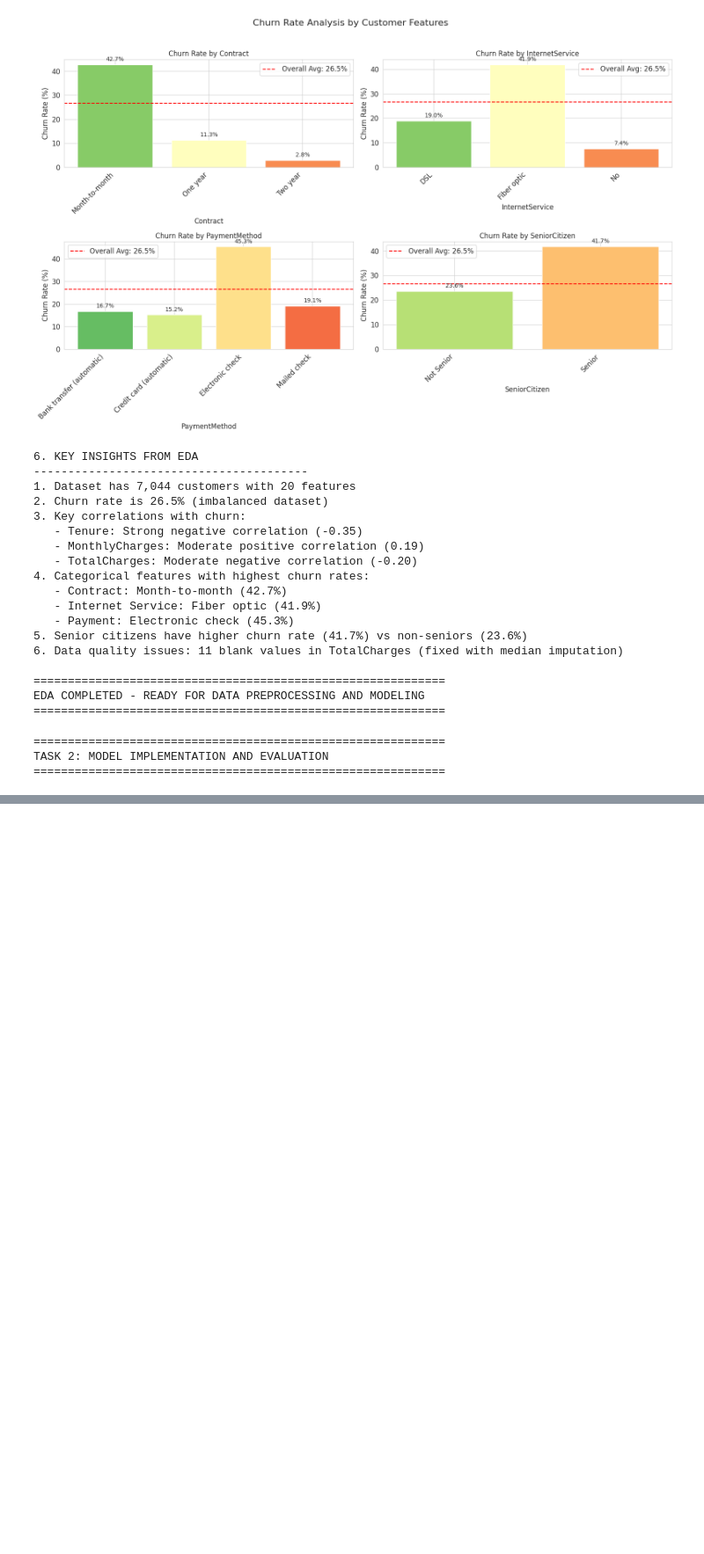
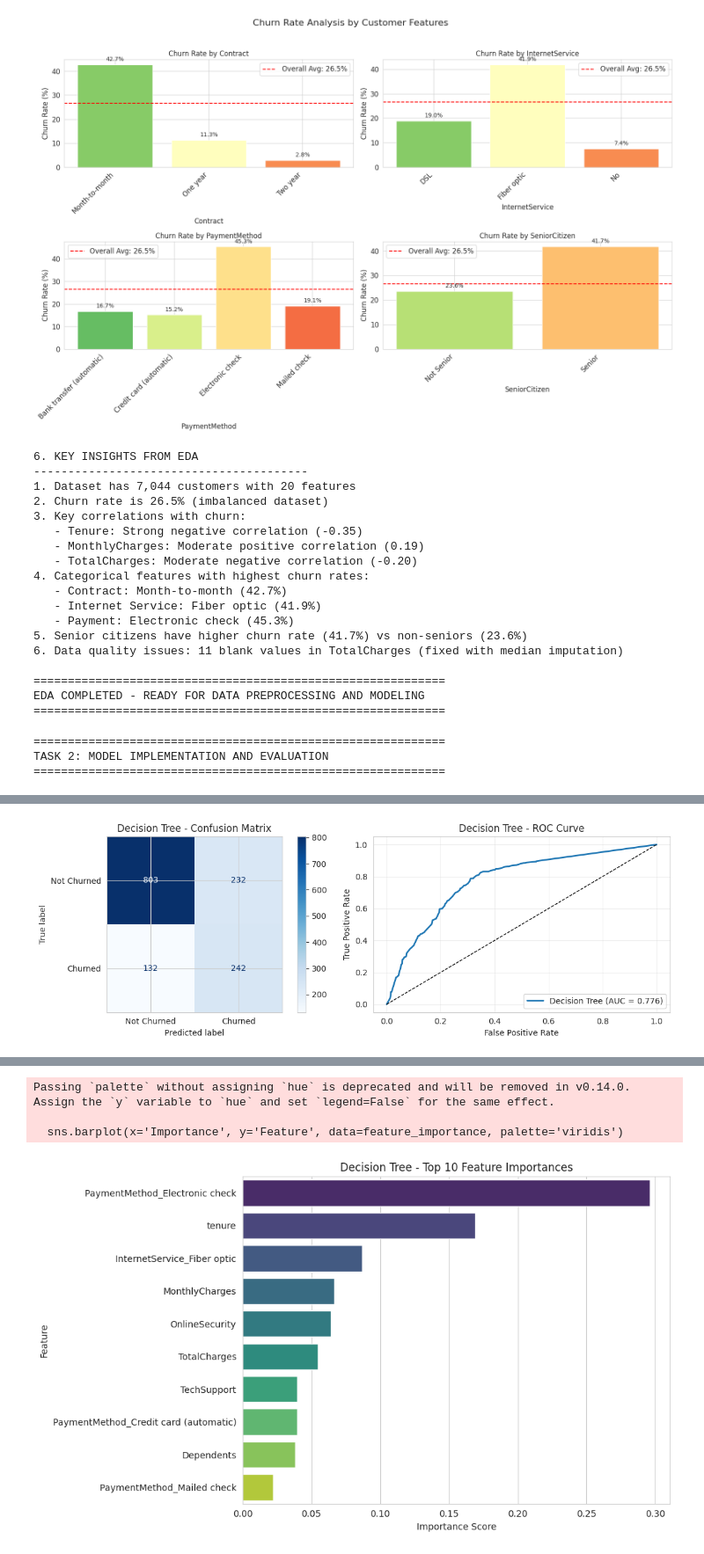
Before and after one commit to tharusha20241825-afk/MLCW, a Jupyter notebook: Tharusha.ipynb, the cells around one changed output, grey strips where cells are left out. Shown at 88% size. Drawn from its saved outputs; the diff is of its cells as text; code cells hidden in the pictures; blank space fills up the shorter version.

```diff
--- a/Tharusha.ipynb
+++ b/Tharusha.ipynb
@@ -431,0 +698,74 @@ plt.rcParams['figure.figsize'] = (10, 6)
+# %%
+# ======================
+# 7. DECISION TREE EVALUATION
+# ======================
+
+print("\n6.2 DECISION TREE EVALUATION")
+print("-" * 40)
+
+# Predictions
+dt_train_pred = best_dt.predict(X_train_bal_scaled)
+dt_test_pred = best_dt.predict(X_test_scaled)
+dt_test_proba = best_dt.predict_proba(X_test_scaled)[:, 1]
+
+# Calculate metrics
+dt_metrics = {
+    'Train Accuracy': accuracy_score(y_train_bal, dt_train_pred),
+    'Test Accuracy': accuracy_score(y_test, dt_test_pred),
+    'Test Precision': precision_score(y_test, dt_test_pred),
+    'Test Recall': recall_score(y_test, dt_test_pred),
+    'Test F1-Score': f1_score(y_test, dt_test_pred),
+    'Test ROC-AUC': roc_auc_score(y_test, dt_test_proba)
+}
+
+print("\nDecision Tree Performance:")
+for metric, value in dt_metrics.items():
+    print(f"  {metric}: {value:.4f}")
+
+# Classification report
+print("\nClassification Report (Test Set):")
+print(classification_report(y_test, dt_test_pred, target_names=['Not Churned', 'Churned']))
+
+# Confusion Matrix
+fig, axes = plt.subplots(1, 2, figsize=(12, 4))
+
+# Confusion Matrix
+cm_dt = confusion_matrix(y_test, dt_test_pred)
+disp_dt = ConfusionMatrixDisplay(confusion_matrix=cm_dt, display_labels=['Not Churned', 'Churned'])
+disp_dt.plot(ax=axes[0], cmap='Blues', values_format='d')
+axes[0].set_title('Decision Tree - Confusion Matrix')
+
+# ROC Curve
+fpr_dt, tpr_dt, _ = roc_curve(y_test, dt_test_proba)
+roc_auc_dt = auc(fpr_dt, tpr_dt)
+
+axes[1].plot(fpr_dt, tpr_dt, label=f'Decision Tree (AUC = {roc_auc_dt:.3f})', linewidth=2)
+axes[1].plot([0, 1], [0, 1], 'k--', linewidth=1)
+axes[1].set_xlabel('False Positive Rate')
+axes[1].set_ylabel('True Positive Rate')
+axes[1].set_title('Decision Tree - ROC Curve')
+axes[1].legend(loc='lower right')
+axes[1].grid(alpha=0.3)
+
+plt.tight_layout()
+plt.show()
+
+# Feature Importance
+print("\n6.3 FEATURE IMPORTANCE (Top 10)")
+print("-" * 40)
+
+feature_importance = pd.DataFrame({
+    'Feature': X_train_bal_scaled.columns,
+    'Importance': best_dt.feature_importances_
+}).sort_values('Importance', ascending=False).head(10)
+
+print(feature_importance)
+
+# Plot feature importance
+plt.figure(figsize=(10, 6))
+sns.barplot(x='Importance', y='Feature', data=feature_importance, palette='viridis')
+plt.title('Decision Tree - Top 10 Feature Importances')
+plt.xlabel('Importance Score')
+plt.tight_layout()
+plt.show()
+# %% [output]
@@ -431,0 +792 @@ plt.rcParams['figure.figsize'] = (10, 6)
+[figure, added]
@@ -431,0 +806,4 @@ plt.rcParams['figure.figsize'] = (10, 6)
+Passing `palette` without assigning `hue` is deprecated and will be removed in v0.14.0. Assign the `y` variable to `hue` and set `legend=False` for the same effect.
+
+  sns.barplot(x='Importance', y='Feature', data=feature_importance, palette='viridis')
+[figure, added]
```
Also changed, not shown: parts of 13 cells of this notebook.
